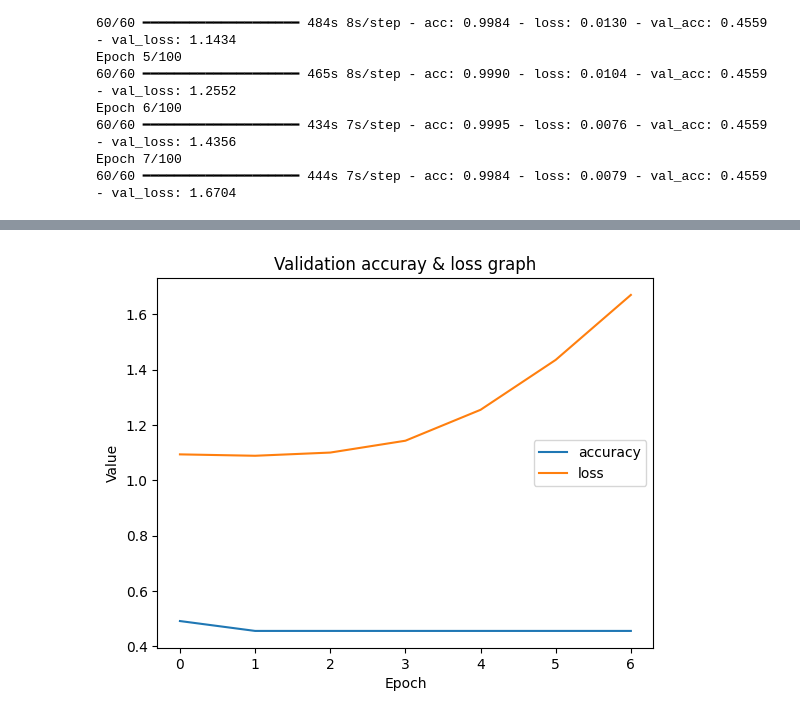
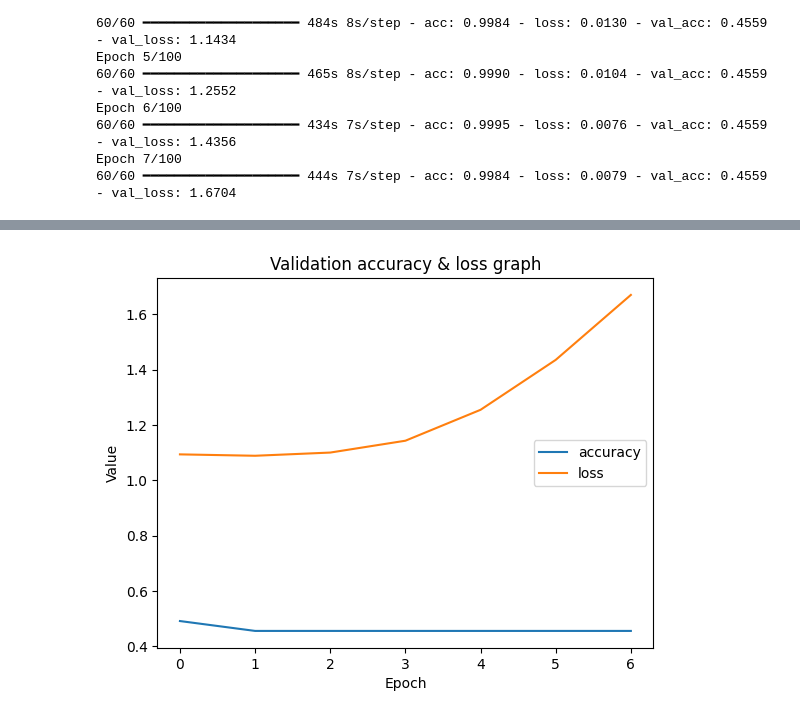
Before and after one commit to imbesky/apple-distinguish, a Jupyter notebook: train.ipynb, the cells around one changed output, grey strips where cells are left out. Drawn from its saved outputs; the diff is of its cells as text; code cells hidden in the pictures.

```diff
--- a/train.ipynb
+++ b/train.ipynb
@@ -71,11 +71,11 @@ plt.show()
 # %%
 plt.plot(train_result.history['val_acc'])
 plt.plot(train_result.history['val_loss'])
 plt.xlabel('Epoch')
 plt.ylabel('Value')
 plt.legend(['accuracy', 'loss'], loc='center right')
-plt.title('Validation accuray & loss graph')
+plt.title('Validation accuracy & loss graph')
 
 plt.show()
 # %% [output]
-[figure, old version]
+[figure, new version]
```
Also changed, not shown: parts of 1 cell of this notebook.
